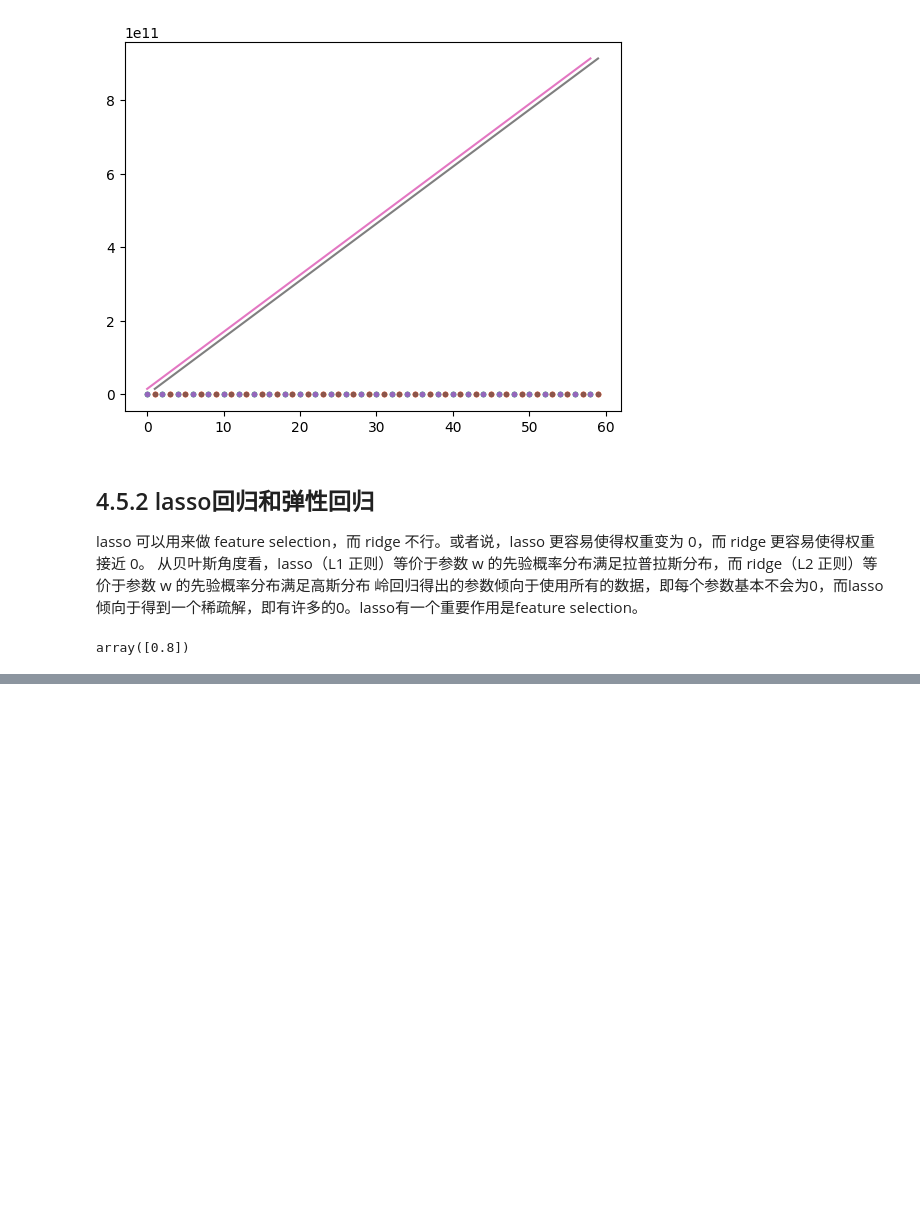
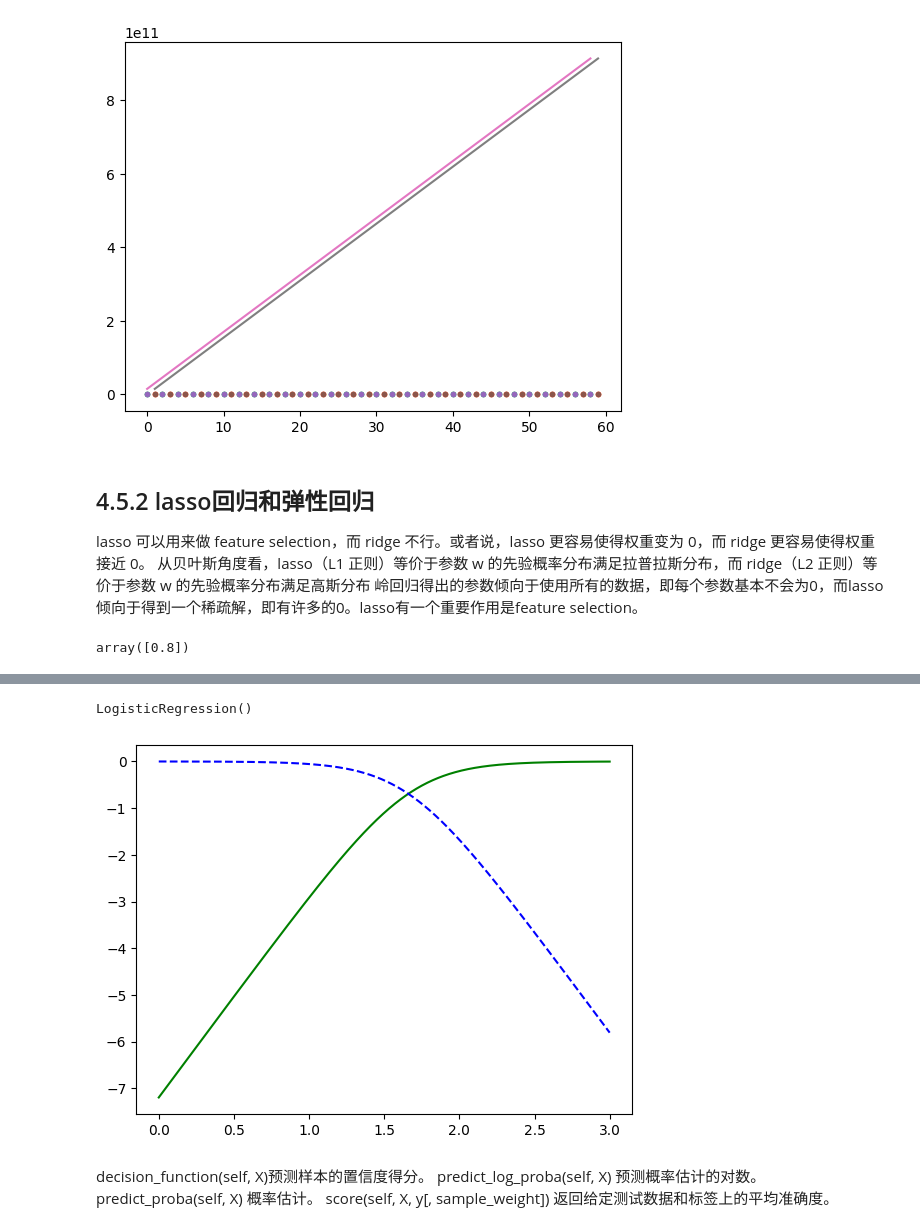
Before and after one commit to VVER0114/MLlearning, a Jupyter notebook: 第4章回归.ipynb, the cells around one changed output, grey strips where cells are left out. Cells and saved outputs as stored; diff of their text form; code cells hidden in the pictures; blank space fills up the shorter version.

```diff
--- a/第4章回归.ipynb
+++ b/第4章回归.ipynb
@@ -218,0 +224,4 @@ array([0.8])
+# %%
+from sklearn import datasets
+iris = datasets.load_iris()
+list(iris.keys())
@@ -218,0 +236,23 @@ array([0.8])
+# %%
+X = iris["data"][:, 3:]
+y = (iris["target"]==2).astype(np.int32)
+#np.astype()转换数组类型
+# %%
+from sklearn.linear_model import LogisticRegression
+log_reg = LogisticRegression()
+log_reg.fit(X, y)
+# %% [output]
+LogisticRegression()
+# %%
+X_new = np.linspace(0, 3, 1000).reshape(-1,1)
+y_proba = log_reg.predict_log_proba(X_new)
+plt.plot(X_new, y_proba[:,1], "g-", label="Iris virginica")
+plt.plot(X_new, y_proba[:,0], "b--", label="Not Iris virginica")
+plt.show()
+# %% [output]
+[figure, added]
+# %% [markdown]
+decision_function(self, X)预测样本的置信度得分。
+predict_log_proba(self, X)	预测概率估计的对数。
+predict_proba(self, X)	概率估计。
+score(self, X, y[, sample_weight])	返回给定测试数据和标签上的平均准确度。
```
Also changed, not shown: parts of 3 cells of this notebook.
